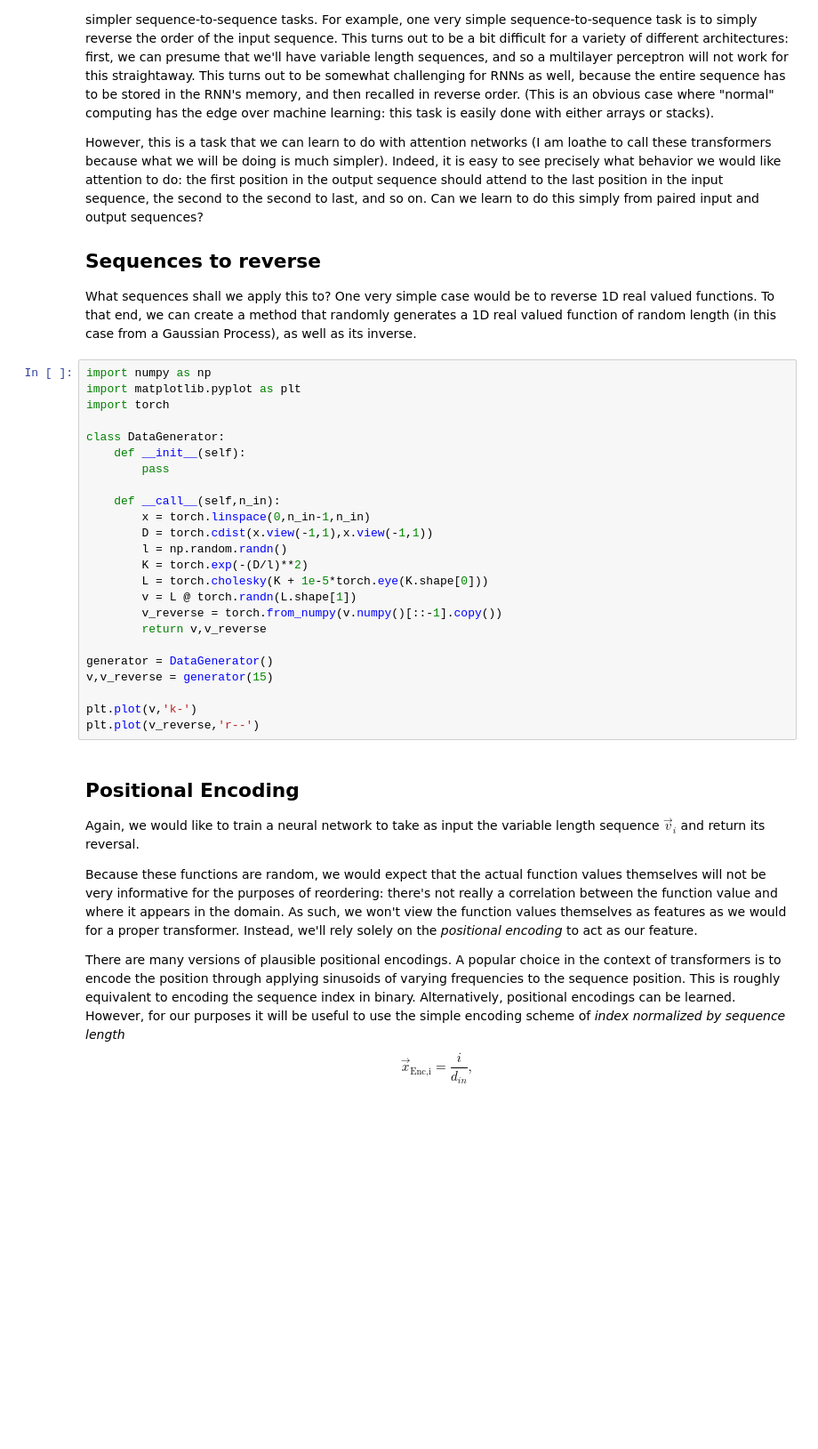
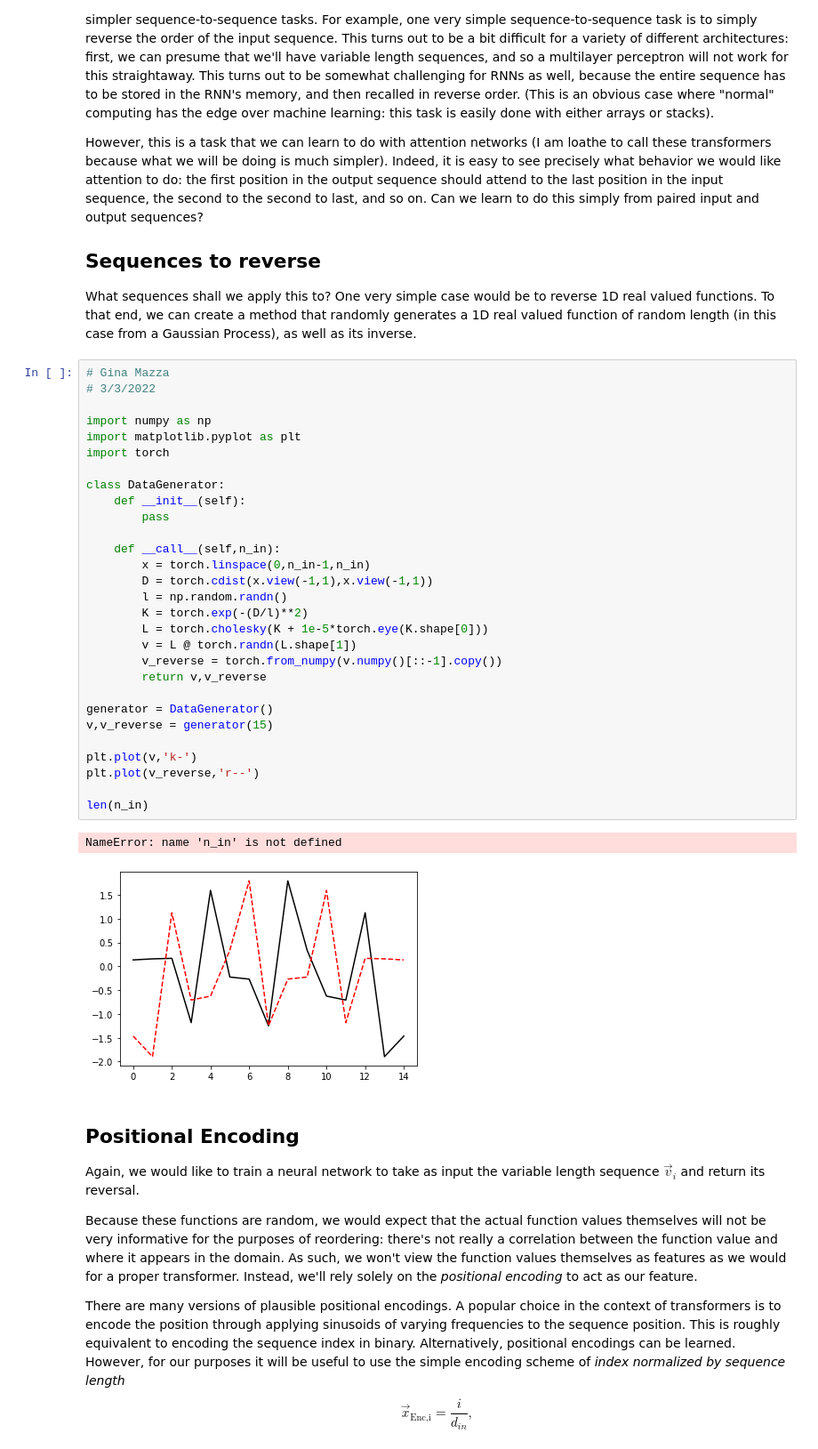
Before and after one commit to UMT-CSCI-591-Deep-Learning-2022/Week_7_Attention, a Jupyter notebook: ReverseNet.ipynb, the cells around one changed output. Shown at 89% size. Saved outputs shown, nothing was run; the diff lists cells and outputs as text; blank space fills up the shorter version.

Commit message:
Mazza In Class Initial Commit

```diff
--- a/ReverseNet.ipynb
+++ b/ReverseNet.ipynb
@@ -9,29 +9,37 @@ However, this is a task that we can learn to do with attention networks (I am lo
 ## Sequences to reverse
 What sequences shall we apply this to?  One very simple case would be to reverse 1D real valued functions.  To that end, we can create a method that randomly generates a 1D real valued function of random length (in this case from a Gaussian Process), as well as its inverse.
 # %%
+# Gina Mazza
+# 3/3/2022
+
 import numpy as np
 import matplotlib.pyplot as plt
 import torch
 
 class DataGenerator:
     def __init__(self):
         pass
 
     def __call__(self,n_in):
         x = torch.linspace(0,n_in-1,n_in)
         D = torch.cdist(x.view(-1,1),x.view(-1,1))
         l = np.random.randn()
         K = torch.exp(-(D/l)**2)
         L = torch.cholesky(K + 1e-5*torch.eye(K.shape[0]))
         v = L @ torch.randn(L.shape[1])
         v_reverse = torch.from_numpy(v.numpy()[::-1].copy())
         return v,v_reverse
 
 generator = DataGenerator()
 v,v_reverse = generator(15)
 
 plt.plot(v,'k-')
 plt.plot(v_reverse,'r--')
+
+len(n_in)
+# %% [output]
+NameError: name 'n_in' is not defined
+[figure, added]
 # %% [markdown]
 ## Positional Encoding
 
```
Also changed, not shown: parts of 1 cell of this notebook.
